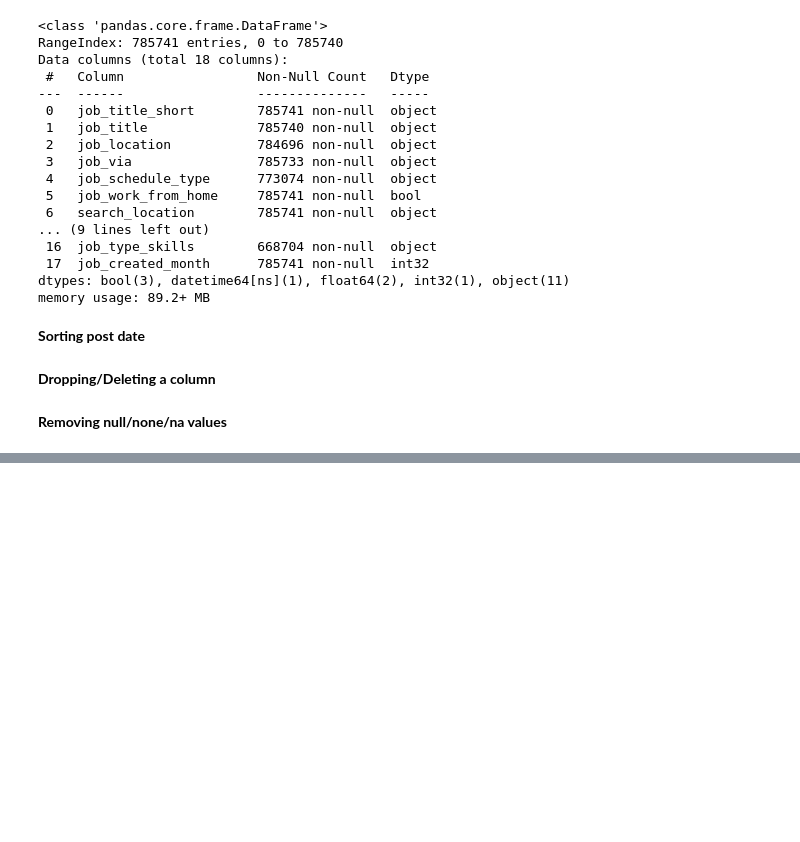
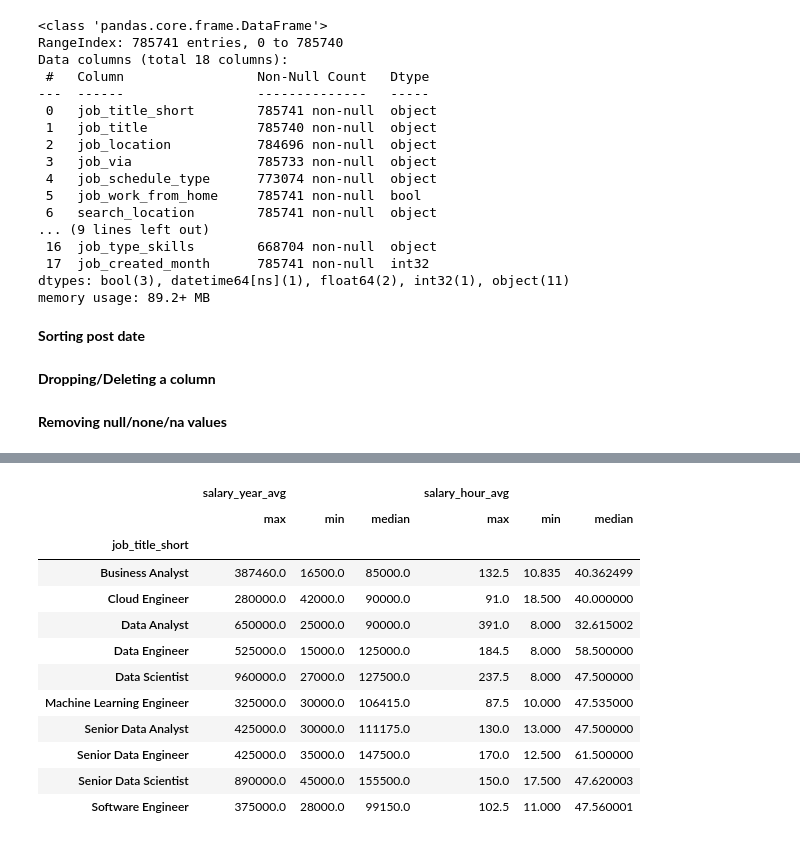
Before and after one commit to okiromosh/Learning-Python-Data, a Jupyter notebook: Python_Pandas.ipynb, the cells around one changed output, grey strips where cells are left out. Drawn from its saved outputs; the diff is of its cells as text; code cells hidden in the pictures; blank space fills up the shorter version.

```diff
--- a/Python_Pandas.ipynb
+++ b/Python_Pandas.ipynb
@@ -324,0 +309,10 @@ memory usage: 2.5+ MB
+# %%
+import pandas as pd
+from datasets import load_dataset
+
+# Loading Data
+dataset = load_dataset('lukebarousse/data_jobs')
+df = dataset['train'].to_pandas()
+
+# Cleaning data
+df['job_posted_date'] = pd.to_datetime(df['job_posted_date'])
@@ -324,0 +401,16 @@ memory usage: 2.5+ MB
+# %%
+df.groupby('job_title_short')[['salary_year_avg','salary_hour_avg']].agg(['max','min','median'])
+# %% [output]
+|  | salary_year_avg |  |  | salary_hour_avg |  |  |
+|  | max | min | median | max | min | median |
+| job_title_short |  |  |  |  |  |  |
+| Business Analyst | 387460.0 | 16500.0 | 85000.0 | 132.5 | 10.835 | 40.362499 |
+| Cloud Engineer | 280000.0 | 42000.0 | 90000.0 | 91.0 | 18.500 | 40.000000 |
+| Data Analyst | 650000.0 | 25000.0 | 90000.0 | 391.0 | 8.000 | 32.615002 |
+| Data Engineer | 525000.0 | 15000.0 | 125000.0 | 184.5 | 8.000 | 58.500000 |
+| Data Scientist | 960000.0 | 27000.0 | 127500.0 | 237.5 | 8.000 | 47.500000 |
+| Machine Learning Engineer | 325000.0 | 30000.0 | 106415.0 | 87.5 | 10.000 | 47.535000 |
+| Senior Data Analyst | 425000.0 | 30000.0 | 111175.0 | 130.0 | 13.000 | 47.500000 |
+| Senior Data Engineer | 425000.0 | 35000.0 | 147500.0 | 170.0 | 12.500 | 61.500000 |
+| Senior Data Scientist | 890000.0 | 45000.0 | 155500.0 | 150.0 | 17.500 | 47.620003 |
+| Software Engineer | 375000.0 | 28000.0 | 99150.0 | 102.5 | 11.000 | 47.560001 |
```
Also changed, not shown: parts of 13 cells of this notebook.
